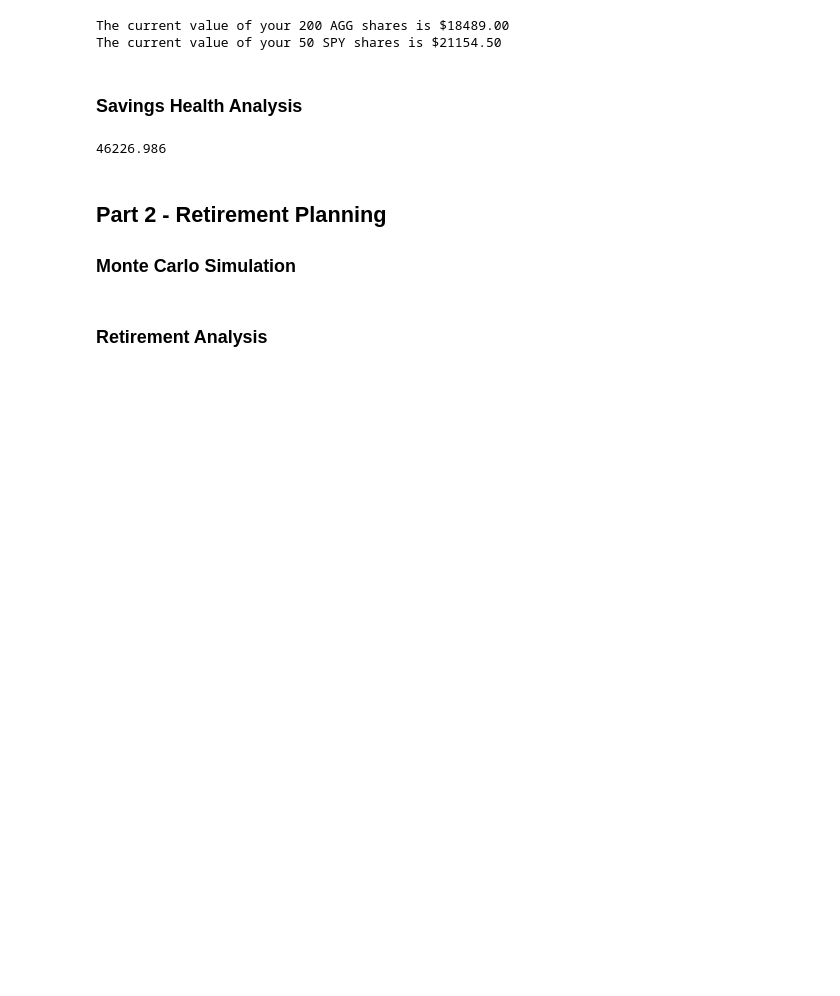
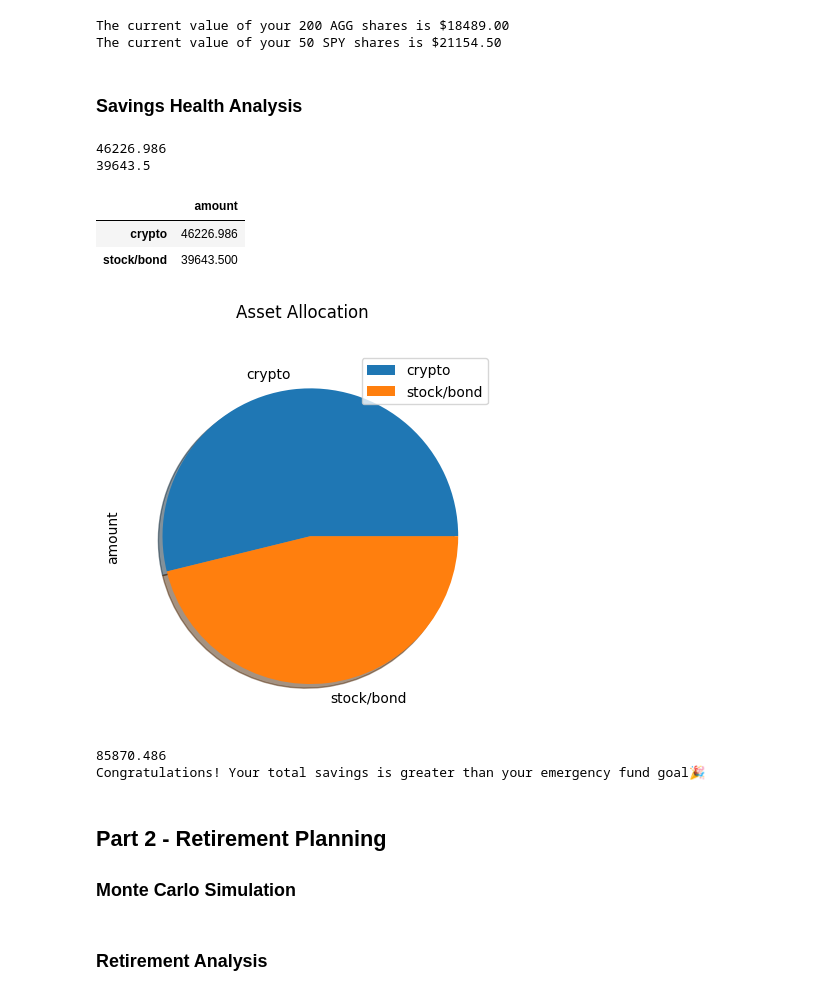
Before and after one commit to ppatel0910/Financial-Planners, a Jupyter notebook: financial-planner.ipynb, the cells around one changed output. Saved outputs shown, nothing was run; the diff lists cells and outputs as text; code cells hidden in the pictures; blank space fills up the shorter version.

Commit message:
Added emergency fund calculation

```diff
--- a/financial-planner.ipynb
+++ b/financial-planner.ipynb
@@ -163,10 +163,20 @@ The current value of your 50 SPY shares is $21154.50
 crypto_tv = my_btc_value + my_eth_value
 print(crypto_tv)
 
-#savings_data = [crypto_tv]
-#df_savings = pd.DataFrame.
+stock_tv = my_agg_value + my_spy_value
+print(stock_tv)
+
+savings_data = [crypto_tv, stock_tv]
+
+savings_df = pd.DataFrame(savings_data,
+                          columns = ["amount"],
+                          index = ["crypto", "stock/bond"])
 
 # Display savings DataFrame
-#display(df_savings)
+display(savings_df)
 # %% [output]
 46226.986
+39643.5
+|  | amount |
+| crypto | 46226.986 |
+| stock/bond | 39643.500 |
@@ -185,3 +183,38 @@ emergency_fund = monthly_income * 3
+# %%
+
+# Plot savings pie chart with title and shadow
+savings_pie = savings_df.plot(kind = "pie",
+                              title = "Asset Allocation",
+                              shadow = True,
+                              subplots = True)
+# %% [output]
+[figure, added]
+# %%
+# Ideal emergency fund
+emergency_fund = monthly_income * 3
+
+
+# Calculate total amount of savings
+total_savings = crypto_tv + stock_tv
+
+
+# Created test cases to evaluate if statement correctness
+# total_savings = monthly_income * 3
+#total_savings = 420
+
+print(total_savings)
+
+
+# Determine if total portfolio is enough to fund the emergency portfolio
+if total_savings > emergency_fund:
+  print("Congratulations! Your total savings is greater than your emergency fund goal🎉")
+elif total_savings == emergency_fund:
+  print("Congratulations! You've just reached your emergency fund goal ✅")
+else:
+  print(f"Amount until goal is reached: ${(emergency_fund - total_savings):0.2f}")
+# %% [output]
+85870.486
+Congratulations! Your total savings is greater than your emergency fund goal🎉
 # %% [markdown]
 ## Part 2 - Retirement Planning
 
```
Also changed, not shown: parts of 2 cells of this notebook.
